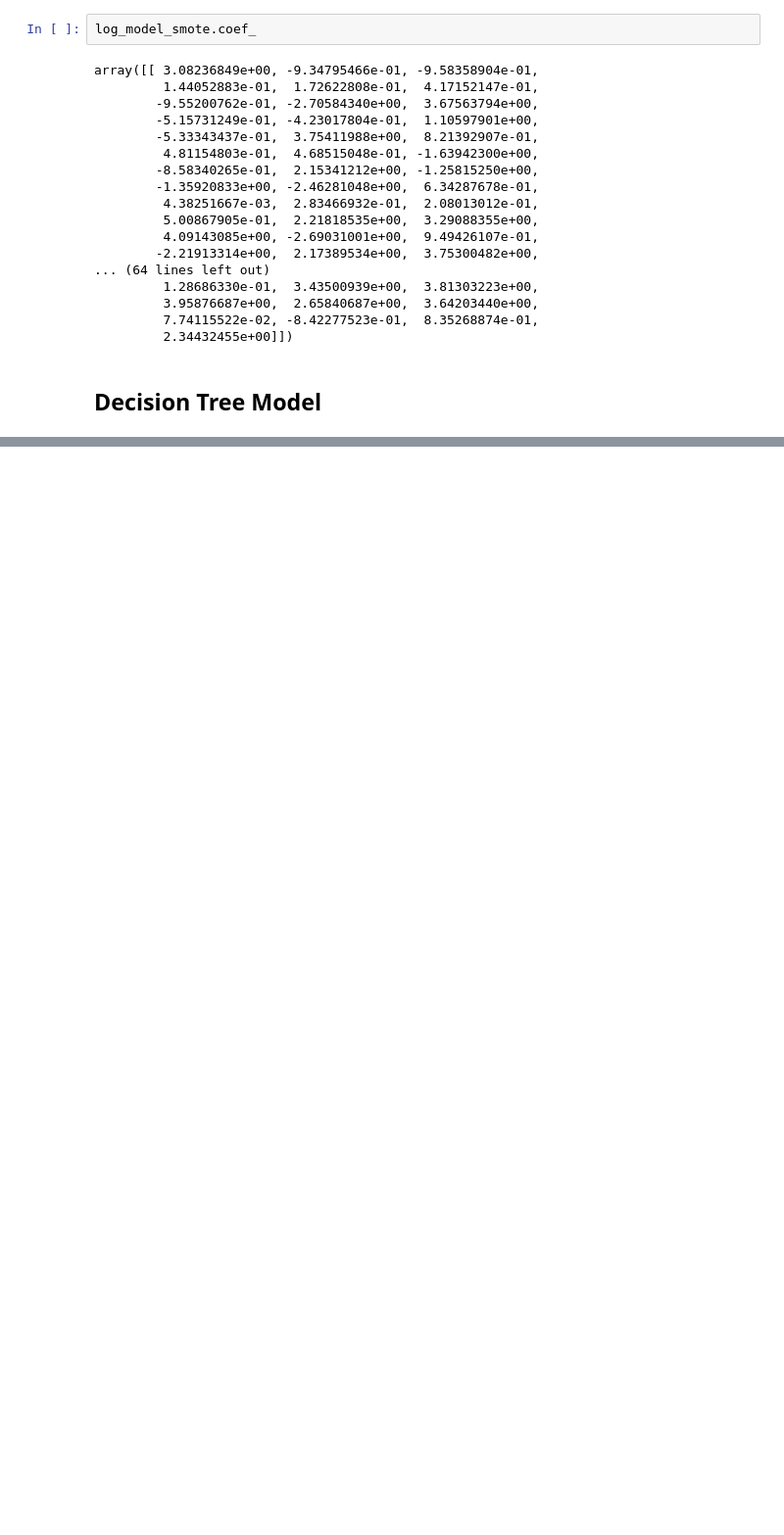
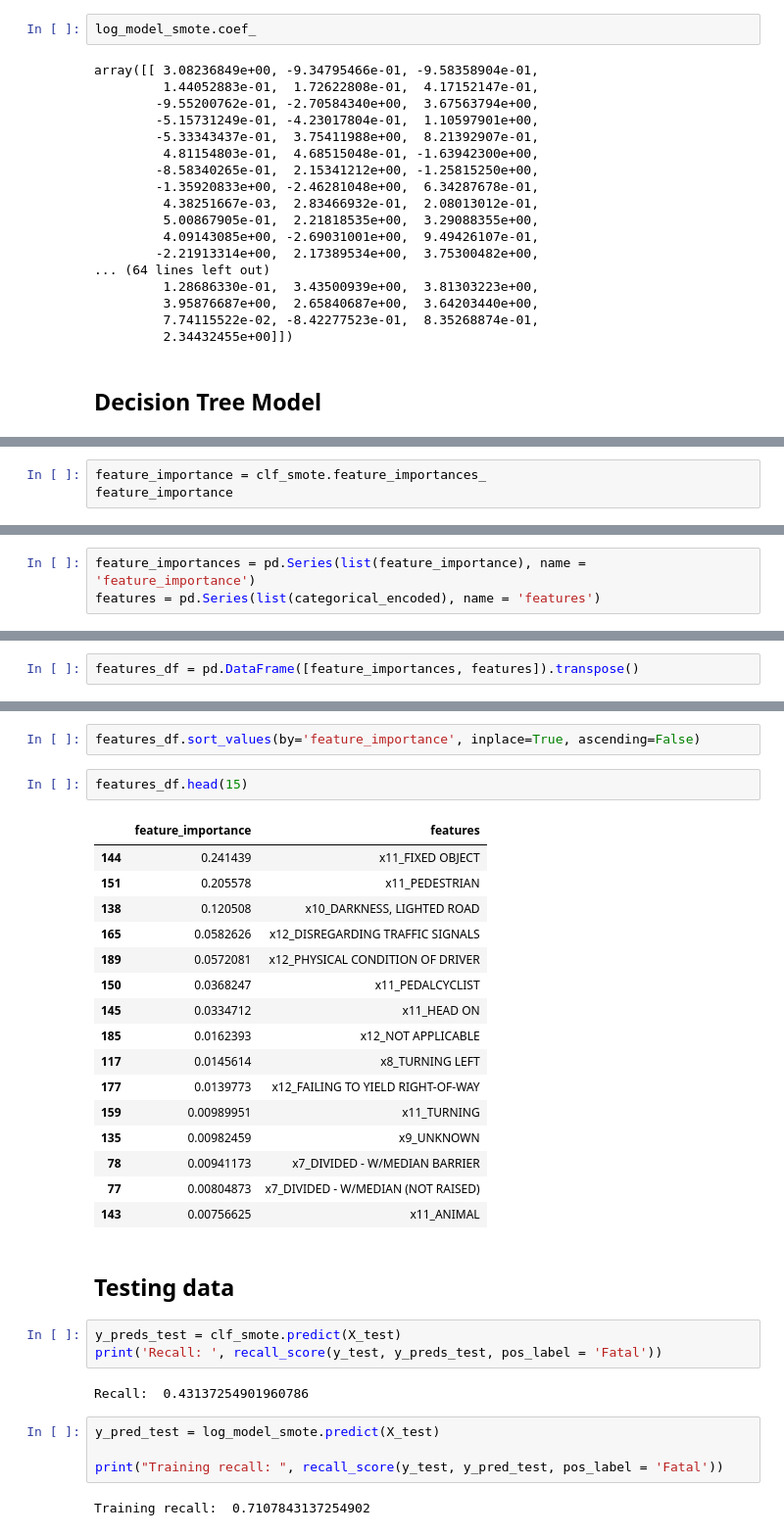
Before and after one commit to nickthetj/DSC-Phase3-Project, a Jupyter notebook: notebooks/Final EDA Notebook.ipynb, the cells around one changed output, grey strips where cells are left out. Shown: that part at 98% size. Drawn from its saved outputs; the diff is of its cells as text; blank space fills up the shorter version.

```diff
--- a/notebooks/Final EDA Notebook.ipynb
+++ b/notebooks/Final EDA Notebook.ipynb
@@ -389,0 +423,3 @@ Recall:  0.9989072212966447
+# %%
+feature_importance = clf_smote.feature_importances_
+feature_importance
@@ -389,0 +459,3 @@ Recall:  0.9989072212966447
+# %%
+feature_importances = pd.Series(list(feature_importance), name = 'feature_importance')
+features = pd.Series(list(categorical_encoded), name = 'features')
@@ -389,0 +492,2 @@ Recall:  0.9989072212966447
+# %%
+features_df = pd.DataFrame([feature_importances, features]).transpose()
@@ -389,0 +510,34 @@ Recall:  0.9989072212966447
+# %%
+features_df.sort_values(by='feature_importance', inplace=True, ascending=False)
+# %%
+features_df.head(15)
+# %% [output]
+|  | feature_importance | features |
+| 144 | 0.241439 | x11_FIXED OBJECT |
+| 151 | 0.205578 | x11_PEDESTRIAN |
+| 138 | 0.120508 | x10_DARKNESS, LIGHTED ROAD |
+| 165 | 0.0582626 | x12_DISREGARDING TRAFFIC SIGNALS |
+| 189 | 0.0572081 | x12_PHYSICAL CONDITION OF DRIVER |
+| 150 | 0.0368247 | x11_PEDALCYCLIST |
+| 145 | 0.0334712 | x11_HEAD ON |
+| 185 | 0.0162393 | x12_NOT APPLICABLE |
+| 117 | 0.0145614 | x8_TURNING LEFT |
+| 177 | 0.0139773 | x12_FAILING TO YIELD RIGHT-OF-WAY |
+| 159 | 0.00989951 | x11_TURNING |
+| 135 | 0.00982459 | x9_UNKNOWN |
+| 78 | 0.00941173 | x7_DIVIDED - W/MEDIAN BARRIER |
+| 77 | 0.00804873 | x7_DIVIDED - W/MEDIAN (NOT RAISED) |
+| 143 | 0.00756625 | x11_ANIMAL |
+# %% [markdown]
+## Testing data
+# %%
+y_preds_test = clf_smote.predict(X_test)
+print('Recall: ', recall_score(y_test, y_preds_test, pos_label = 'Fatal'))
+# %% [output]
+Recall:  0.43137254901960786
+# %%
+y_pred_test = log_model_smote.predict(X_test)
+
+print("Training recall: ", recall_score(y_test, y_pred_test, pos_label = 'Fatal'))
+# %% [output]
+Training recall:  0.7107843137254902
```
Also changed, not shown: parts of 19 cells of this notebook.
